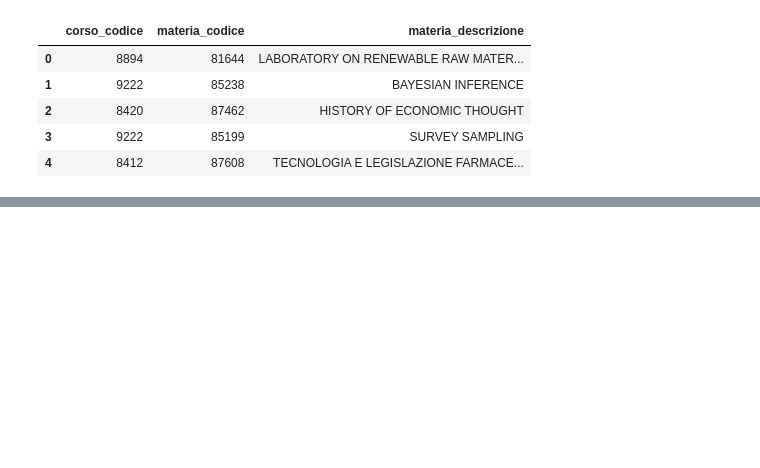
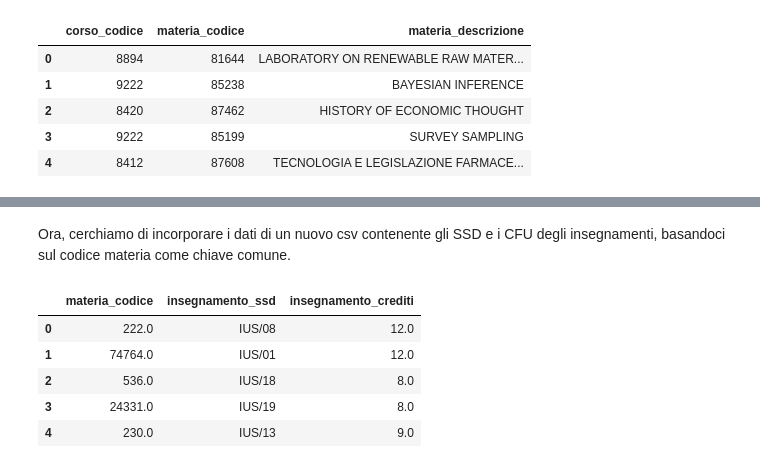
Before and after one commit to alicebordignon/UniOn, a Jupyter notebook: Data_Collection.ipynb, the cells around one changed output, grey strips where cells are left out. Cells and saved outputs as stored; diff of their text form; code cells hidden in the pictures; blank space fills up the shorter version.

```diff
--- a/Data_Collection.ipynb
+++ b/Data_Collection.ipynb
@@ -98,0 +93,16 @@ len(FinalData)
+# %% [markdown]
+Ora, cerchiamo di incorporare i dati di un nuovo csv contenente gli SSD e i CFU degli insegnamenti, basandoci sul codice materia come chiave comune.
+# %%
+SSDandCFU = pd.read_csv("DettagliCurriculaSSDeCFU.csv", sep=",",
+                    usecols=["materia_codice", "insegnamento_ssd", "insegnamento_crediti"], encoding="utf-8")
+
+SSDandCFU["materia_codice"] = SSDandCFU["materia_codice"].astype(str)
+data["materia_codice"] = data["materia_codice"].astype(str)
+SSDandCFU.head()
+# %% [output]
+|  | materia_codice | insegnamento_ssd | insegnamento_crediti |
+| 0 | 222.0 | IUS/08 | 12.0 |
+| 1 | 74764.0 | IUS/01 | 12.0 |
+| 2 | 536.0 | IUS/18 | 8.0 |
+| 3 | 24331.0 | IUS/19 | 8.0 |
+| 4 | 230.0 | IUS/13 | 9.0 |
```
Also changed, not shown: parts of 8 cells of this notebook, 3 other files.
